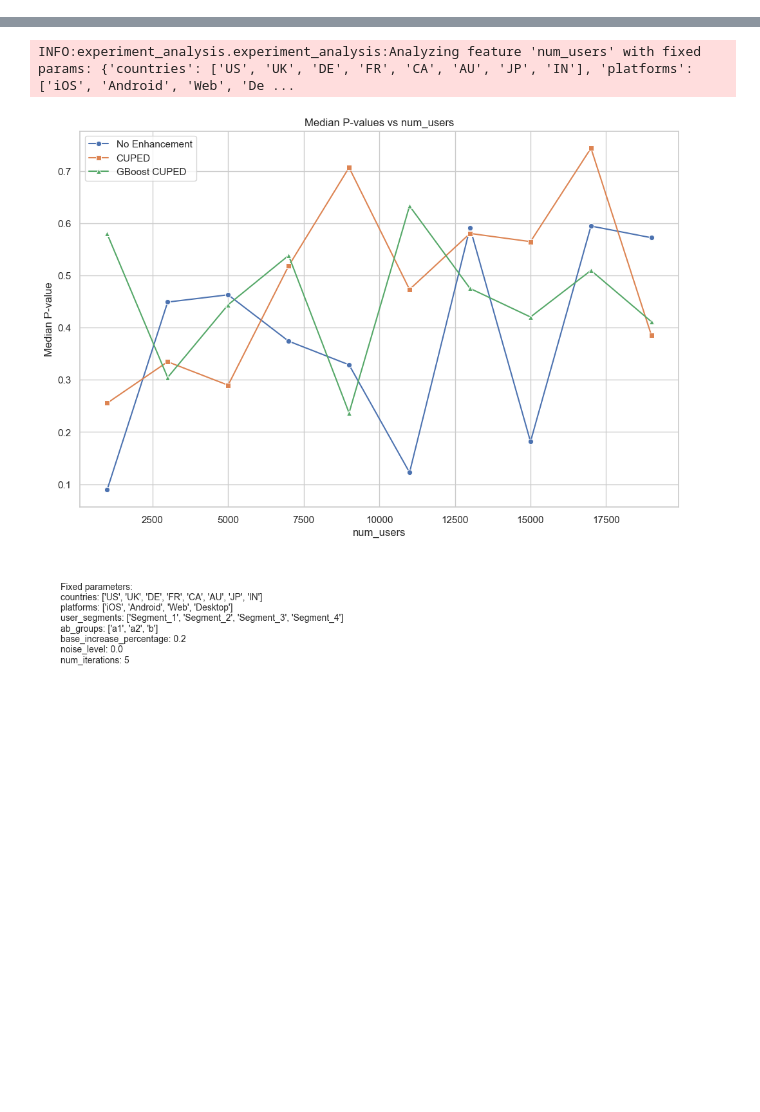
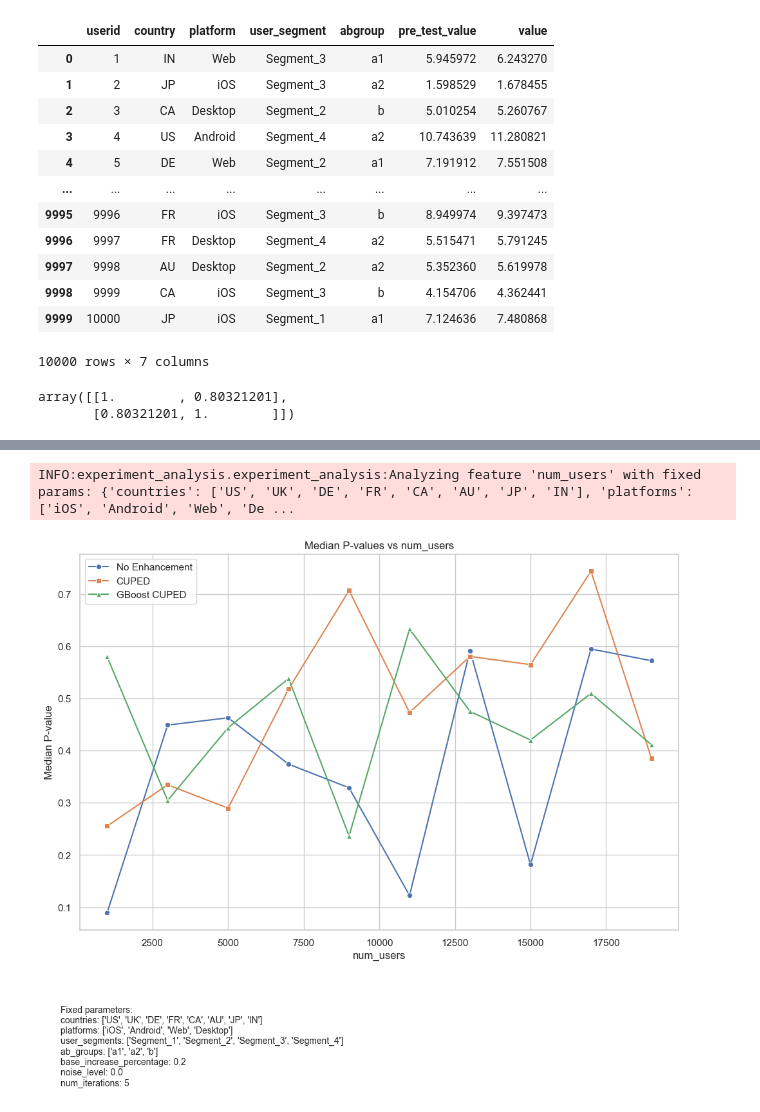
Before and after one commit to dmitry-brazhenko/ab-test-advanced-toolkit, a Jupyter notebook: examples/research.ipynb, the cells around one changed output, grey strips where cells are left out. Saved outputs shown, nothing was run; the diff lists cells and outputs as text; code cells hidden in the pictures; blank space fills up the shorter version.

```diff
--- a/examples/research.ipynb
+++ b/examples/research.ipynb
@@ -6,0 +24,36 @@ from experiment_analysis import analyze_and_plot_features
+# %%
+seed = 12
+
+params = {
+    'countries': ['US', 'UK', 'DE', 'FR', 'CA', 'AU', 'JP', 'IN'],  # List of countries to be analyzed
+    'platforms': ['iOS', 'Android', 'Web', 'Desktop'],  # Platforms to be included in the analysis
+    'user_segments': ['Segment_1', 'Segment_2', 'Segment_3', 'Segment_4'],  # User segments to be considered
+    'ab_groups': ['a1', 'a2', 'b'],  # A/B test groups
+
+    'noise_level': 0.0,  # Noise level is fixed for all iterations
+    'base_increase_percentage': 0.05,  # Base increase percentage is fixed for all iterations
+    'num_users': 10000
+}
+# %%
+generated_data = generate_synthetic_data(**params, seed=seed)
+# %%
+generated_data
+# %% [output]
+|  | userid | country | platform | user_segment | abgroup | pre_test_value | value |
+| 0 | 1 | IN | Web | Segment_3 | a1 | 5.945972 | 6.243270 |
+| 1 | 2 | JP | iOS | Segment_3 | a2 | 1.598529 | 1.678455 |
+| 2 | 3 | CA | Desktop | Segment_2 | b | 5.010254 | 5.260767 |
+| 3 | 4 | US | Android | Segment_4 | a2 | 10.743639 | 11.280821 |
+| 4 | 5 | DE | Web | Segment_2 | a1 | 7.191912 | 7.551508 |
+| ... | ... | ... | ... | ... | ... | ... | ... |
+| 9995 | 9996 | FR | iOS | Segment_3 | b | 8.949974 | 9.397473 |
+| 9996 | 9997 | FR | Desktop | Segment_4 | a2 | 5.515471 | 5.791245 |
+| 9997 | 9998 | AU | Desktop | Segment_2 | a2 | 5.352360 | 5.619978 |
+| 9998 | 9999 | CA | iOS | Segment_3 | b | 4.154706 | 4.362441 |
+| 9999 | 10000 | JP | iOS | Segment_1 | a1 | 7.124636 | 7.480868 |
+10000 rows × 7 columns
+# %%
+np.corrcoef(generated_data['pre_test_value'], generated_data['value'])
+# %% [output]
+array([[1.        , 0.80321201],
+       [0.80321201, 1.        ]])
```
Also changed, not shown: parts of 12 cells of this notebook, 2 other files.
